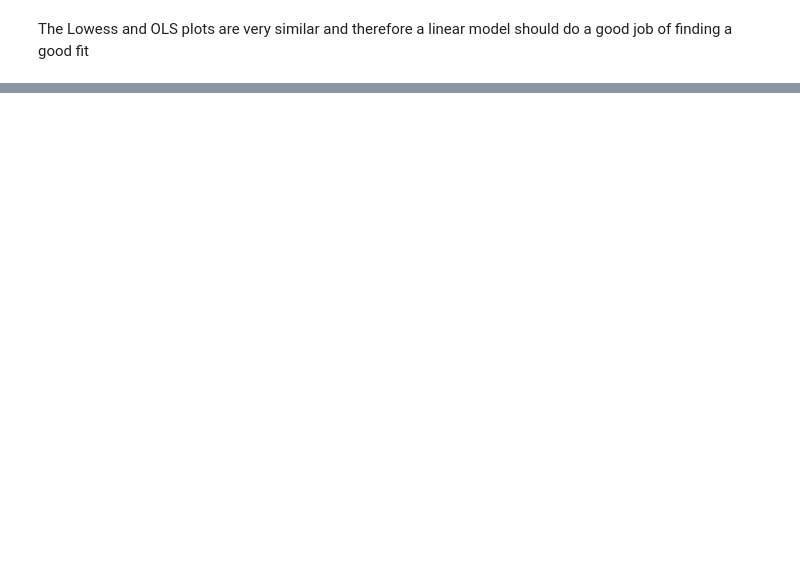
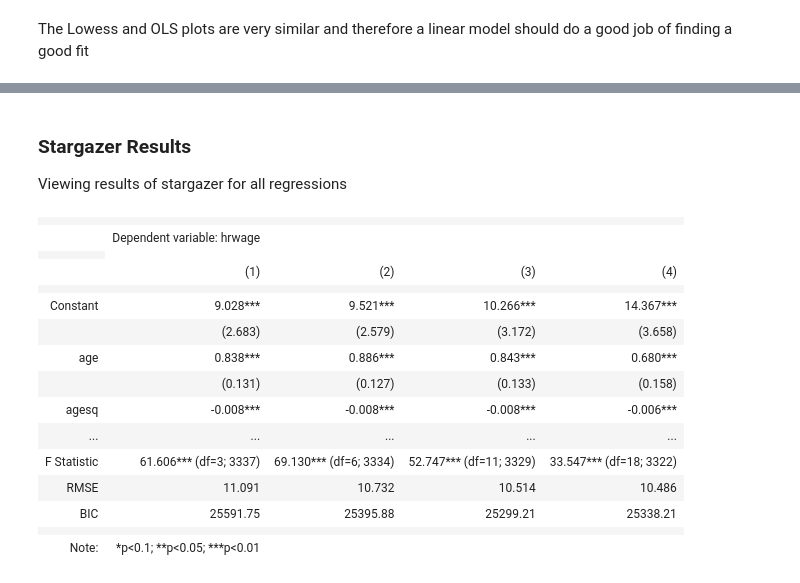
Before and after one commit to nxfern/DA3_Assignment_1, a Jupyter notebook: DA3_Assignment_1_NF.ipynb, the cells around one changed output, grey strips where cells are left out. Drawn from its saved outputs; the diff is of its cells as text; code cells hidden in the pictures; blank space fills up the shorter version.

Commit message:
Added models, markdowns, stargazer

```diff
--- a/DA3_Assignment_1_NF.ipynb
+++ b/DA3_Assignment_1_NF.ipynb
@@ -272,0 +290,3 @@ The Lowess and OLS plots are very similar and therefore a linear model should do
+# %%
+# Creating regression for model 1
+reg1 = smf.ols('hrwage ~ age + agesq + female', data=rnurses_iqr).fit(cov_type="HC1")
@@ -272,0 +296,3 @@ The Lowess and OLS plots are very similar and therefore a linear model should do
+# %%
+# Creating regression for model 2
+reg2 = smf.ols('hrwage ~ age + agesq + female + no_degree + associate + higher_edu', data=rnurses_iqr).fit(cov_type="HC1")
@@ -272,0 +302,3 @@ The Lowess and OLS plots are very similar and therefore a linear model should do
+# %%
+# Creating regression for model 3
+reg3 = smf.ols('hrwage ~ age + agesq + female + no_degree + associate + higher_edu + black + asian + unionmme + unionmme*age + female*age', data=rnurses_iqr).fit(cov_type="HC1")
@@ -272,0 +308,42 @@ The Lowess and OLS plots are very similar and therefore a linear model should do
+# %%
+# Creating regression for model 4
+reg4 = smf.ols('hrwage ~ age + agesq + female + no_degree + associate + higher_edu + black + asian + unionmme + unionmme*age +female*age +\
+                one_child + two_child + three_plus_child + never_married + now_single + never_married*age + now_single*age', data=rnurses_iqr).fit(cov_type="HC1")
+# %% [markdown]
+### Stargazer Results
+Viewing results of stargazer for all regressions
+# %%
+# Viewing regression results with stargazer
+sg = stargazer.Stargazer([reg1, reg2, reg3, reg4])
+
+sg.covariate_order(['Intercept', 'age', 'agesq', 'female', 'female:age', 'no_degree', 'associate', 'higher_edu', 'black', 'asian', 'unionmme', 'unionmme:age',
+                           'one_child', 'two_child', 'three_plus_child', 'never_married', 'never_married:age', 'now_single', 'now_single:age'])
+sg.rename_covariates({'one_child': 'Children: 1', 'two_child': 'Children: 2',
+                             'three_plus_child': 'Children: 3+', 'Intercept': 'Constant'})
+
+# Adding RMSE for measurement in the full sample for each model
+rmse_values = [round(rmse(x.fittedvalues, rnurses_iqr.hrwage), 3) for x in [reg1, reg2, reg3, reg4]]
+sg.add_line('RMSE', rmse_values, location=stargazer.LineLocation.FOOTER_BOTTOM)
+
+# Adding BIC for measurement in the full sample for each model
+bic = [round(x.bic, 2) for x in [reg1, reg2, reg3, reg4]]
+sg.add_line('BIC', bic, location=stargazer.LineLocation.FOOTER_BOTTOM)
+
+sg
+# %% [output]
+|  |  |  |  |  |
+|  | Dependent variable: hrwage |  |  |  |
+|  |
+|  | (1) | (2) | (3) | (4) |
+|  |  |  |  |  |
+| Constant | 9.028*** | 9.521*** | 10.266*** | 14.367*** |
+|  | (2.683) | (2.579) | (3.172) | (3.658) |
+| age | 0.838*** | 0.886*** | 0.843*** | 0.680*** |
+|  | (0.131) | (0.127) | (0.133) | (0.158) |
+| agesq | -0.008*** | -0.008*** | -0.008*** | -0.006*** |
+| ... | ... | ... | ... | ... |
+| F Statistic | 61.606*** (df=3; 3337) | 69.130*** (df=6; 3334) | 52.747*** (df=11; 3329) | 33.547*** (df=18; 3322) |
+| RMSE | 11.091 | 10.732 | 10.514 | 10.486 |
+| BIC | 25591.75 | 25395.88 | 25299.21 | 25338.21 |
+|  |  |  |  |  |
+| Note: | *p<0.1; **p<0.05; ***p<0.01 |  |  |  |
```
Also changed, not shown: parts of 13 cells of this notebook.
